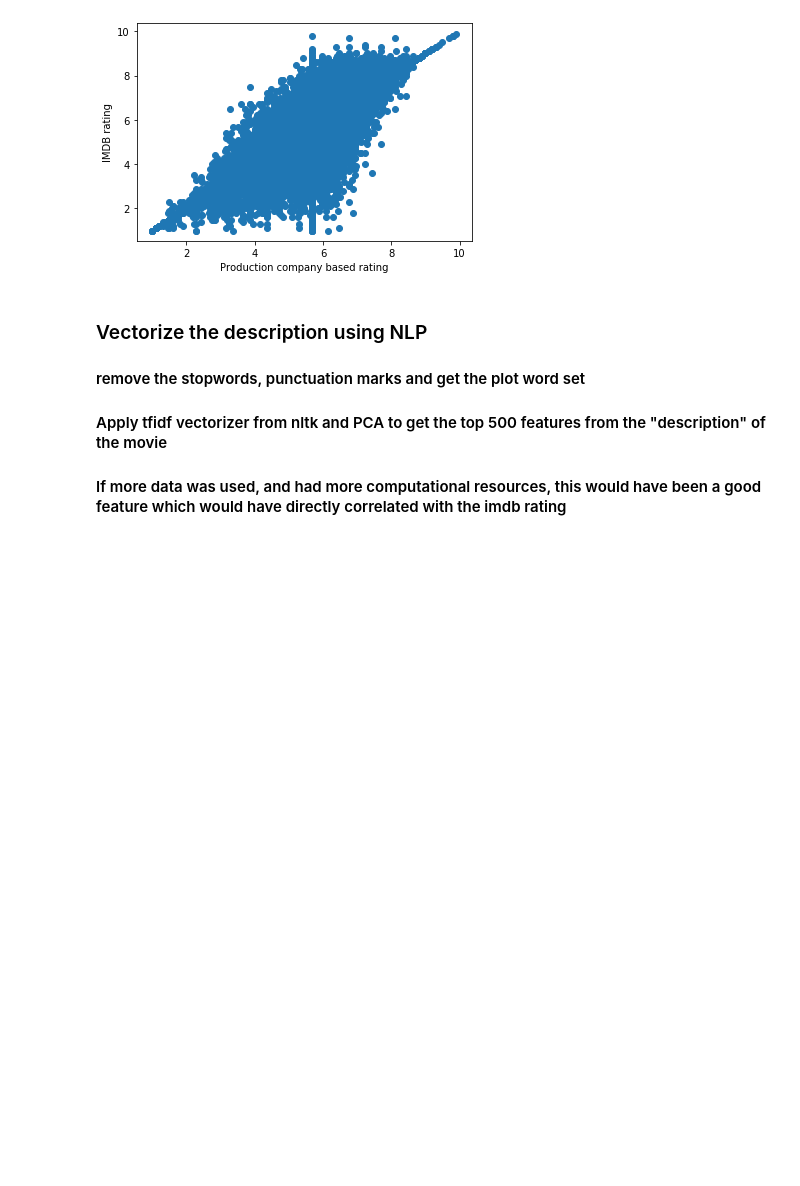
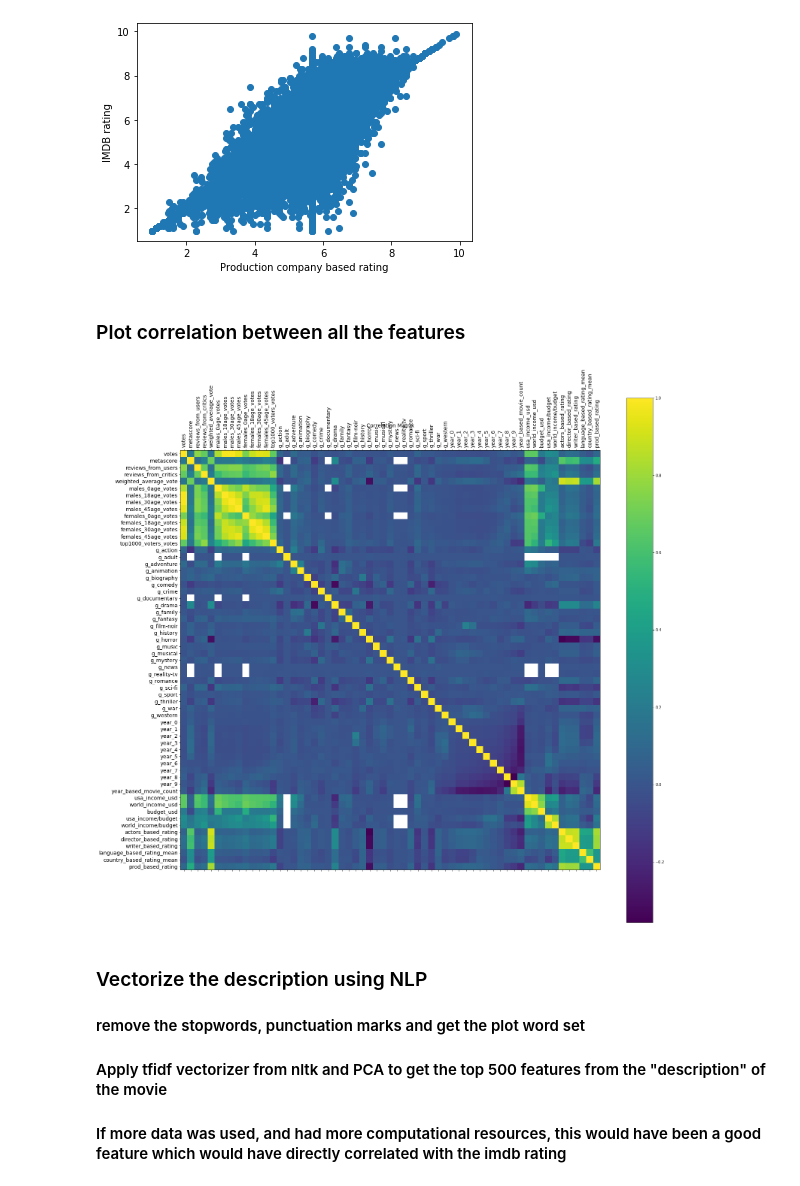
Before and after one commit to ShrutiGadewar/imdb_prediction, a Jupyter notebook: prediction.ipynb, the cells around one changed output. Cells and saved outputs as stored; diff of their text form; code cells hidden in the pictures; blank space fills up the shorter version.

```diff
--- a/prediction.ipynb
+++ b/prediction.ipynb
@@ -687,3 +687,20 @@ df_test.dropna(inplace=True)
+# %% [markdown]
+### Plot correlation between all the features
+# %%
+# Plot correlation between all the features
+f = plt.figure(figsize=(25, 25))
+plt.matshow(df5.corr(), fignum=f.number)
+plt.xticks(range(df5.select_dtypes(['number']).shape[1]), df5.select_dtypes(['number']).columns, fontsize=14, rotation=90)
+plt.yticks(range(df5.select_dtypes(['number']).shape[1]), df5.select_dtypes(['number']).columns, fontsize=14)
+cb = plt.colorbar()
+cb.ax.tick_params(labelsize=10)
+plt.title('Correlation Matrix', fontsize=14);
+
+
+df5.dropna(inplace=True)
+df_test.dropna(inplace=True)
+# %% [output]
+[figure, added]
 # %% [markdown]
 ### Vectorize the description using NLP
 #### remove the stopwords, punctuation marks and get the plot word set
```
Also changed, not shown: parts of 13 cells of this notebook, 2 other files.
